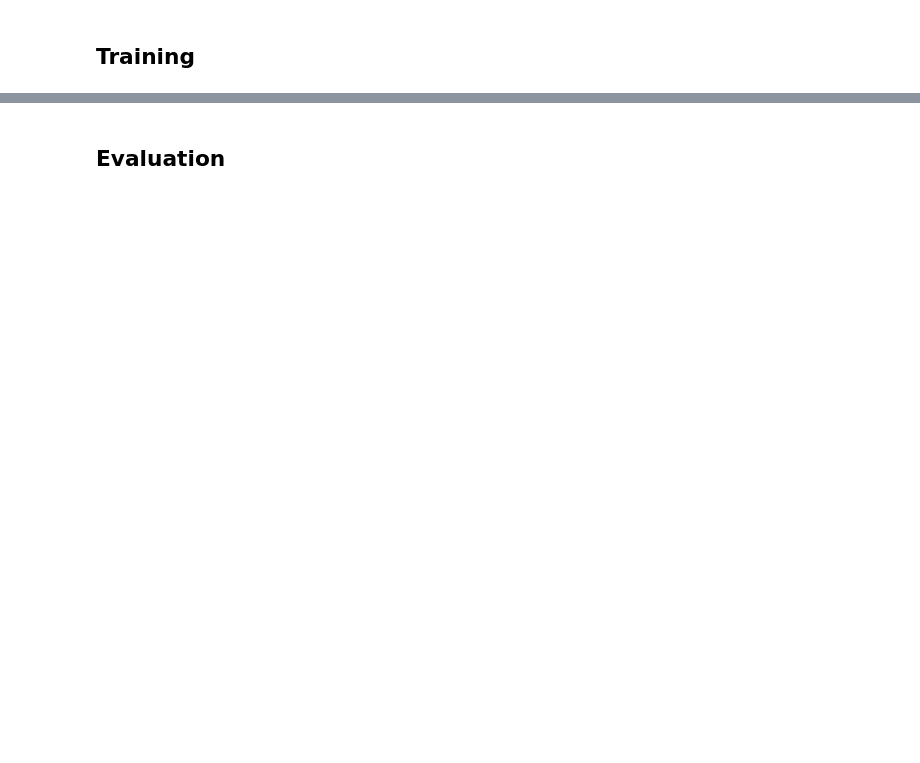
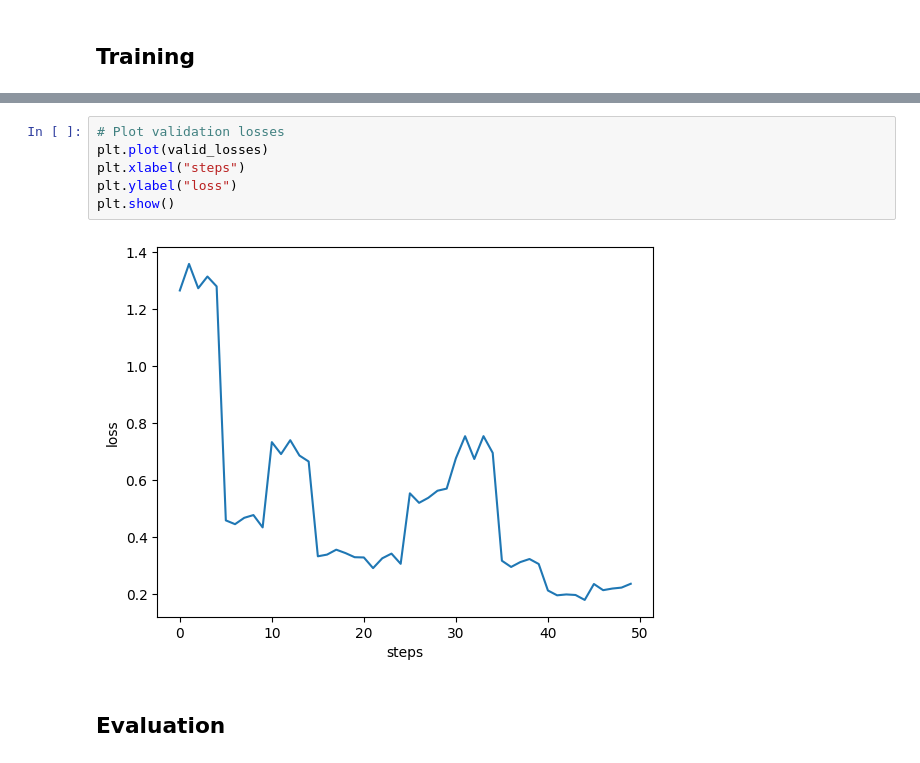
Before and after one commit to PathFinderKR/MNIST, a Jupyter notebook: MNIST.ipynb, the cells around one changed output, grey strips where cells are left out. Drawn from its saved outputs; the diff is of its cells as text; blank space fills up the shorter version.

```diff
--- a/MNIST.ipynb
+++ b/MNIST.ipynb
@@ -77,2 +200,10 @@ def train()
+# %%
+# Plot validation losses
+plt.plot(valid_losses)
+plt.xlabel("steps")
+plt.ylabel("loss")
+plt.show()
+# %% [output]
+[figure, added]
 # %% [markdown]
 ## Evaluation
```
Also changed, not shown: parts of 26 cells of this notebook, 3 other files.
